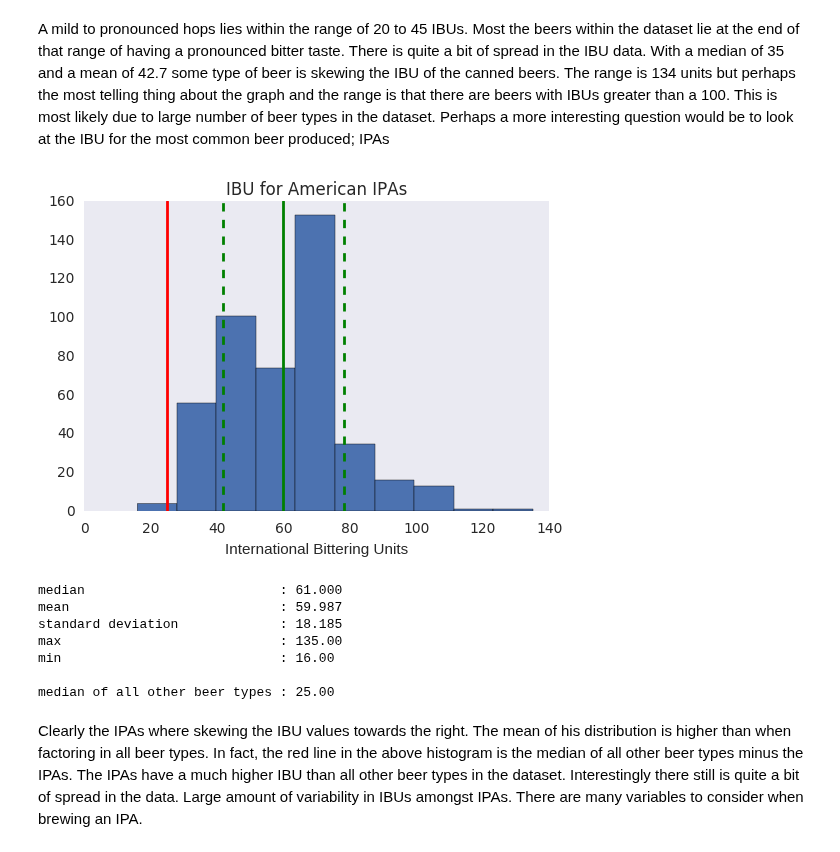
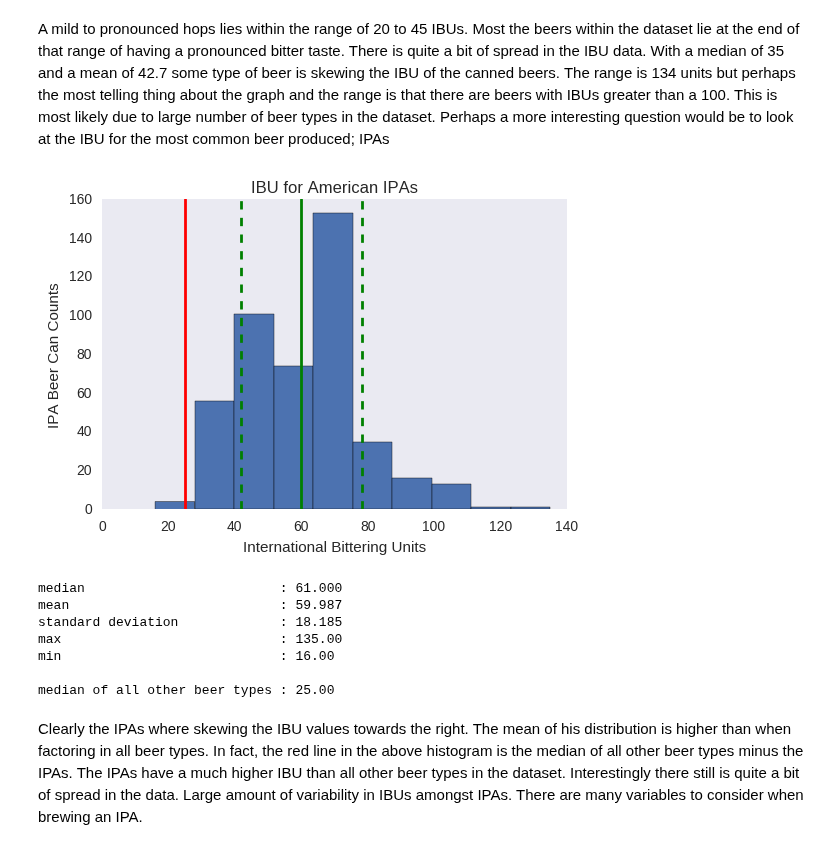
Before and after one commit to 315iah515/Thinkful-Notebooks, a Jupyter notebook: Prep/CapstoneAnalyticReport.ipynb, the cells around one changed output. Drawn from its saved outputs; the diff is of its cells as text; code cells hidden in the pictures.

```diff
--- a/Prep/CapstoneAnalyticReport.ipynb
+++ b/Prep/CapstoneAnalyticReport.ipynb
@@ -178,29 +181,30 @@ A mild to pronounced hops lies within the range of 20 to 45 IBUs.  Most the beer
 # %%
 ipa_df = beer_df.loc[beer_df['style'].isin(['American IPA','American Pale Ale (APA)'])]
 others_df = beer_df.loc[~beer_df['style'].isin(['American IPA','American Pale Ale (APA)'])]
 all_other_median = np.median(others_df['ibu'].dropna())
 median = np.median(ipa_df['ibu'].dropna())
 mean = sum(ipa_df['ibu'].dropna())/len(ipa_df['ibu'].dropna())
 sd = np.std(ipa_df['ibu'].dropna(), ddof=1)
 plt.hist(ipa_df['ibu'].dropna())
 plt.axvline(mean, color='g', linestyle='solid', linewidth=2)
 plt.axvline(mean + sd, color='g', linestyle='dashed', linewidth=2)
 plt.axvline(mean - sd, color='g', linestyle='dashed', linewidth=2)
 
 plt.axvline(all_other_median, color='r', linestyle='solid', linewidth=2)
 
 plt.xlabel('International Bittering Units')
+plt.ylabel('IPA Beer Can Counts')
 plt.title('IBU for American IPAs')
 plt.show()
 print('{:30s} : {:3.3f}'.format('median', median))
 print('{:30s} : {:3.3f}'.format('mean', mean))
 print('{:30s} : {:3.3f}'.format('standard deviation', sd))
 print('{:30s} : {:3.2f}'.format('max', max(ipa_df['ibu'].dropna())))
 print('{:30s} : {:3.2f}\n'.format('min', min(ipa_df['ibu'].dropna())))
 
 print('{:18s} : {:3.2f}\n'.format('median of all other beer types', all_other_median))
 # %% [output]
-[figure, old version]
+[figure, new version]
 median                         : 61.000
 mean                           : 59.987
 standard deviation             : 18.185
```
Also changed, not shown: parts of 6 cells of this notebook.
